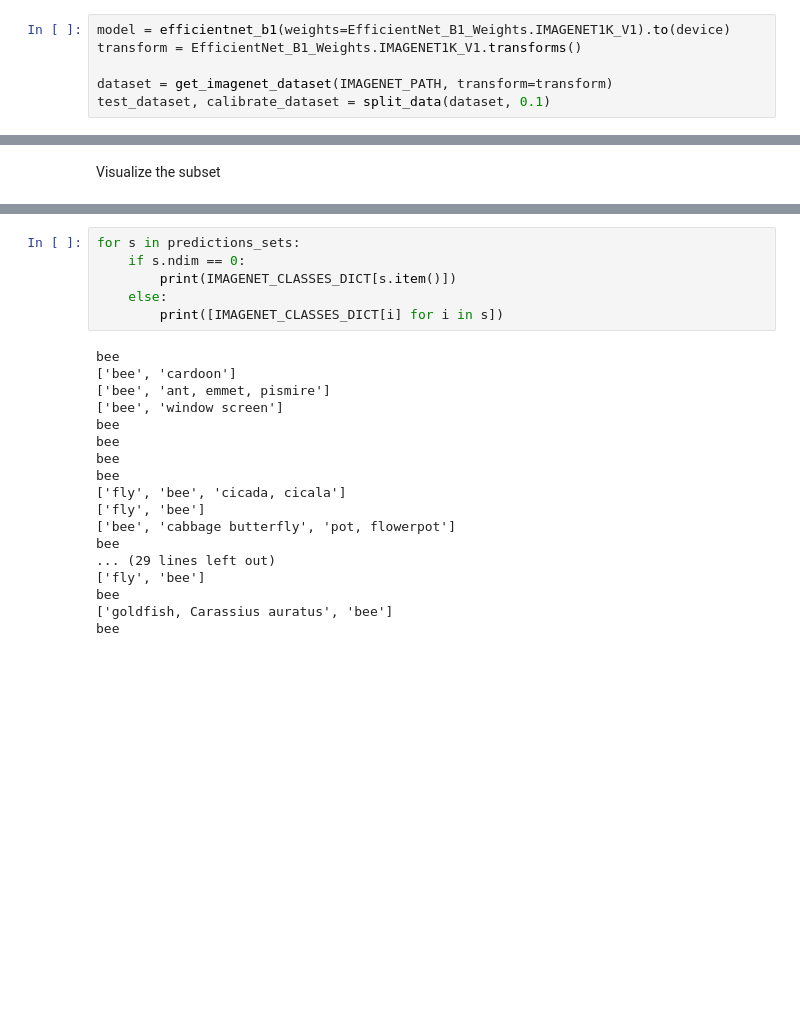
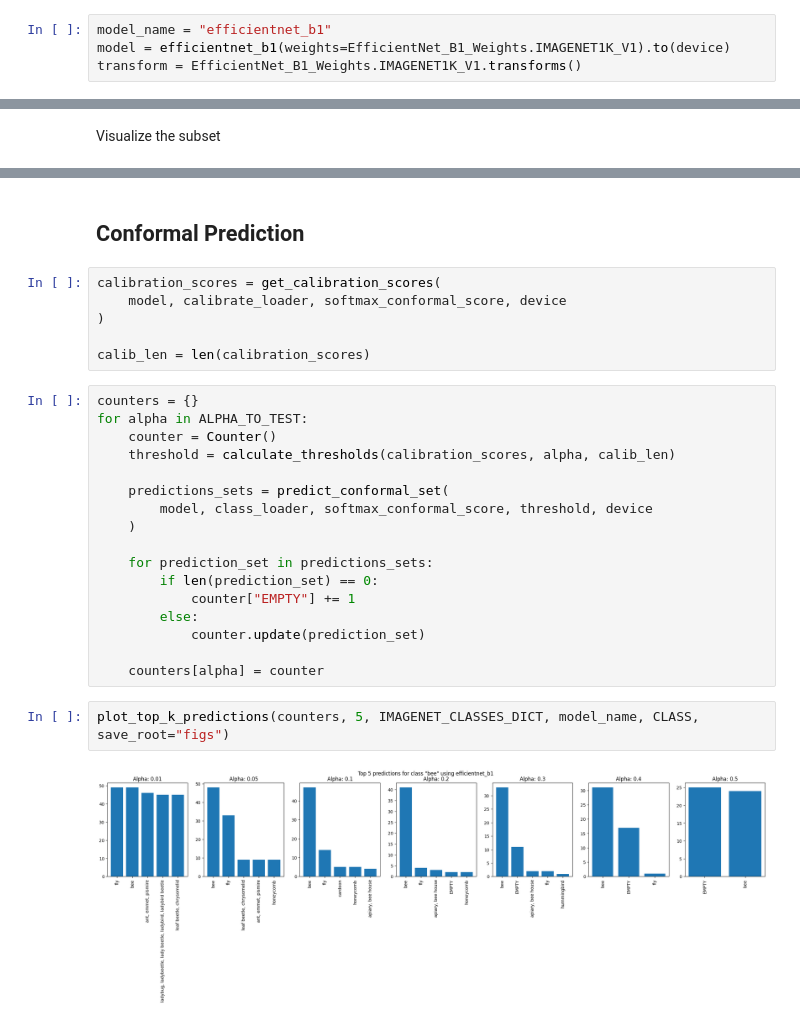
Before and after one commit to janumiko/conformal_bias_detection, a Jupyter notebook: conformal_imagenet.ipynb, the cells around one changed output, grey strips where cells are left out. Drawn from its saved outputs; the diff is of its cells as text; blank space fills up the shorter version.

```diff
--- a/conformal_imagenet.ipynb
+++ b/conformal_imagenet.ipynb
@@ -19,6 +23,4 @@ device = "cuda" if torch.cuda.is_available() else "cpu"
 # %%
+model_name = "efficientnet_b1"
 model = efficientnet_b1(weights=EfficientNet_B1_Weights.IMAGENET1K_V1).to(device)
 transform = EfficientNet_B1_Weights.IMAGENET1K_V1.transforms()
-
-dataset = get_imagenet_dataset(IMAGENET_PATH, transform=transform)
-test_dataset, calibrate_dataset = split_data(dataset, 0.1)
@@ -60,24 +48,29 @@ print(len(predictions_sets))
-# %%
-for s in predictions_sets:
-    if s.ndim == 0:
-        print(IMAGENET_CLASSES_DICT[s.item()])
-    else:
-        print([IMAGENET_CLASSES_DICT[i] for i in s])
-# %% [output]
-bee
-['bee', 'cardoon']
-['bee', 'ant, emmet, pismire']
-['bee', 'window screen']
-bee
-bee
-bee
-bee
-['fly', 'bee', 'cicada, cicala']
-['fly', 'bee']
-['bee', 'cabbage butterfly', 'pot, flowerpot']
-bee
-... (29 lines left out)
-['fly', 'bee']
-bee
-['goldfish, Carassius auratus', 'bee']
-bee
+# %% [markdown]
+## Conformal Prediction
+# %%
+calibration_scores = get_calibration_scores(
+    model, calibrate_loader, softmax_conformal_score, device
+)
+
+calib_len = len(calibration_scores)
+# %%
+counters = {}
+for alpha in ALPHA_TO_TEST:
+    counter = Counter()
+    threshold = calculate_thresholds(calibration_scores, alpha, calib_len)
+
+    predictions_sets = predict_conformal_set(
+        model, class_loader, softmax_conformal_score, threshold, device
+    )
+
+    for prediction_set in predictions_sets:
+        if len(prediction_set) == 0:
+            counter["EMPTY"] += 1
+        else:
+            counter.update(prediction_set)
+
+    counters[alpha] = counter
+# %%
+plot_top_k_predictions(counters, 5, IMAGENET_CLASSES_DICT, model_name, CLASS, save_root="figs")
+# %% [output]
+[figure, added]
```
Also changed, not shown: parts of 12 cells of this notebook, 2 other files.
